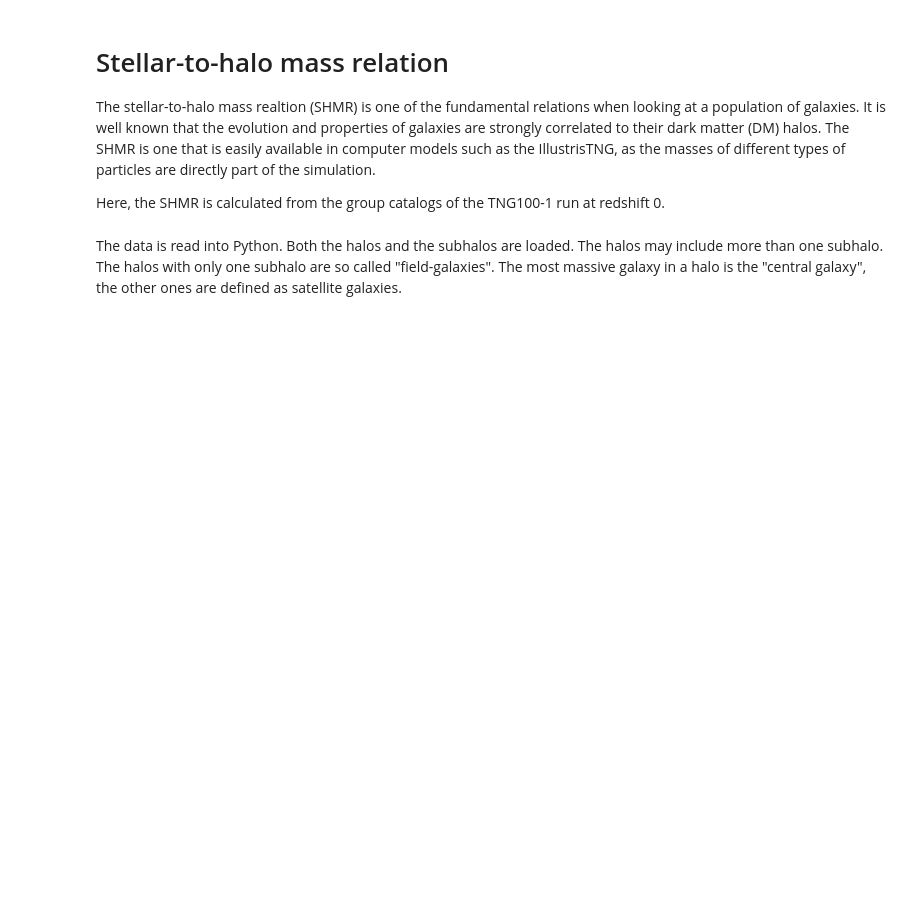
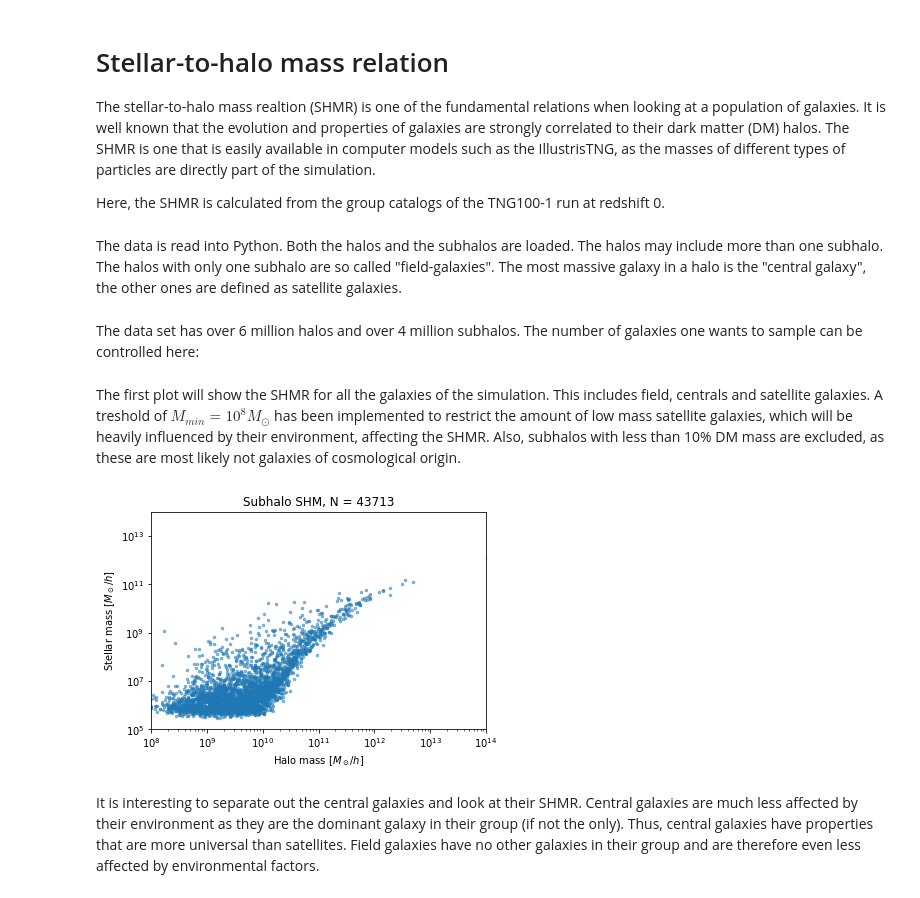
Before and after one commit to choisant/illustris-project, a Jupyter notebook: src/SHMR.ipynb, the cells around one changed output. Saved outputs shown, nothing was run; the diff lists cells and outputs as text; code cells hidden in the pictures; blank space fills up the shorter version.

Commit message:
Implementing SHMR notebook

```diff
--- a/src/SHMR.ipynb
+++ b/src/SHMR.ipynb
@@ -35,3 +34,39 @@ haloStellarMass = []
 fieldHaloDmMass = []
 fieldHaloStellarMass = []
 fields = 0
+# %% [markdown]
+The data set has over 6 million halos and over 4 million subhalos. The number of galaxies one wants to sample can be controlled here:
+# %%
+maxSH = len(subhaloMasses) #use whole data set
+maxH = len(haloMasses)
+step = 100 #use a smaller sample. Set equal to 1 if you want all the data shown.
+n = 0
+# %% [markdown]
+The first plot will show the SHMR for all the galaxies of the simulation. This includes field, centrals and satellite galaxies. A treshold of $ M_{min} = 10^{8} M_\odot $ has been implemented to restrict the amount of low mass satellite galaxies, which will be heavily influenced by their environment, affecting the SHMR. Also, subhalos with less than 10% DM mass are excluded, as these are most likely not galaxies of cosmological origin.
+# %%
+
+for i in range (0,maxSH,step):
+    n = n + 1
+    mass = subhaloMass[i]
+    dm = subhaloMasses[i][1]
+    stellar = subhaloMasses[i][4]
+    ratio = dm/mass
+    if (subhaloFlag[i] > 0) and (mass>0.01) and ratio>0.1:
+        subhaloDmMass.append(dm*10**10)
+        subhaloStellarMass.append(stellar*10**10)
+
+#Subhalo plot
+area = np.pi*2
+plt.scatter(subhaloDmMass,subhaloStellarMass, s=area, alpha=0.5)
+plt.axis([10**8, 10**14, 10**5, 10**14])
+plt.xscale("log")
+plt.yscale("log")
+
+plt.title("Subhalo SHM, N = " + str(n))
+plt.xlabel(r'Halo mass [$ M_\odot /h $]')
+plt.ylabel(r"Stellar mass [$ M_\odot /h $]")
+plt.show()
+# %% [output]
+[figure, added]
+# %% [markdown]
+It is interesting to separate out the central galaxies and look at their SHMR. Central galaxies are much less affected by their environment as they are the dominant galaxy in their group (if not the only). Thus, central galaxies have properties that are more universal than satellites. Field galaxies have no other galaxies in their group and are therefore even less affected by environmental factors.
```
Also changed, not shown: parts of 3 cells of this notebook, 10 other files.
